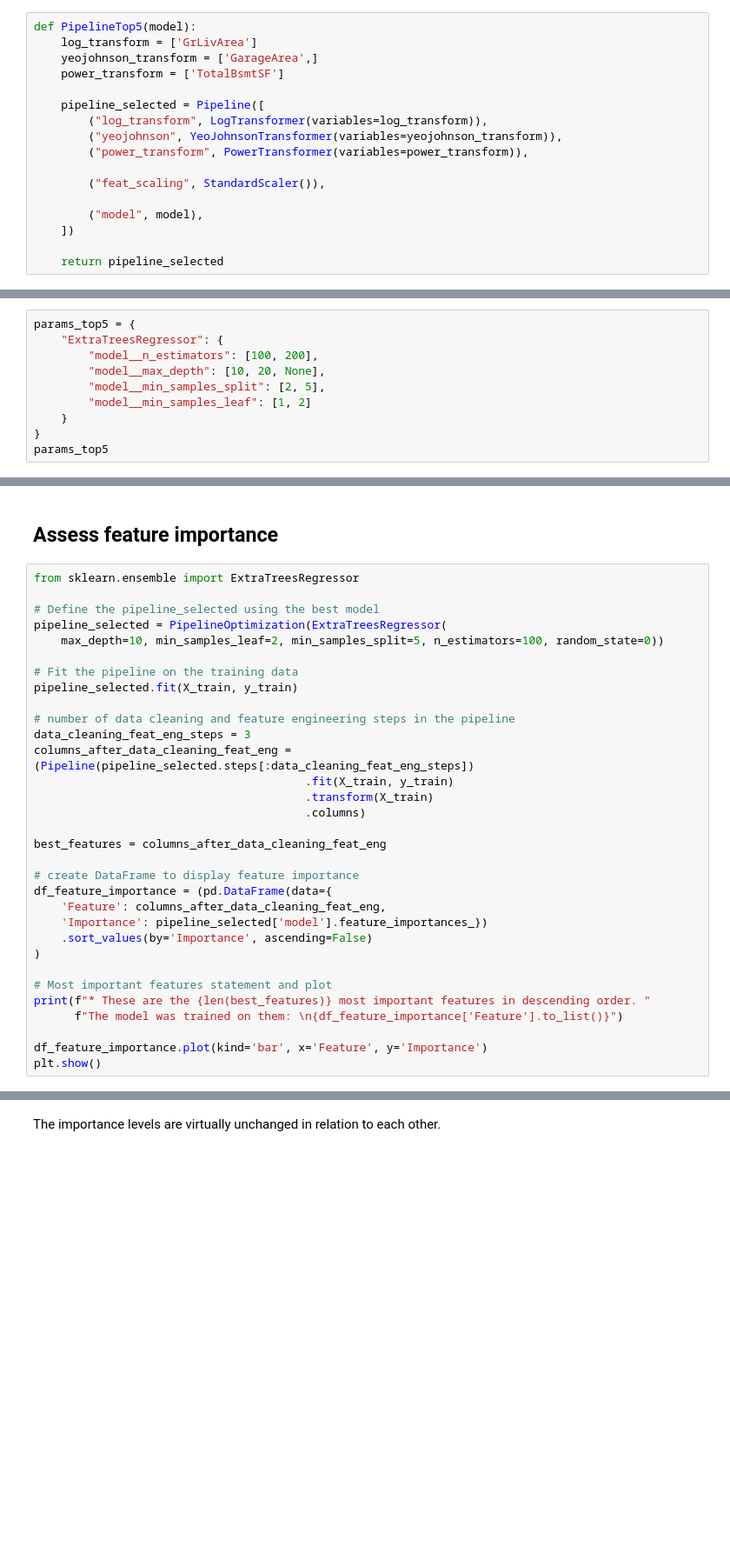
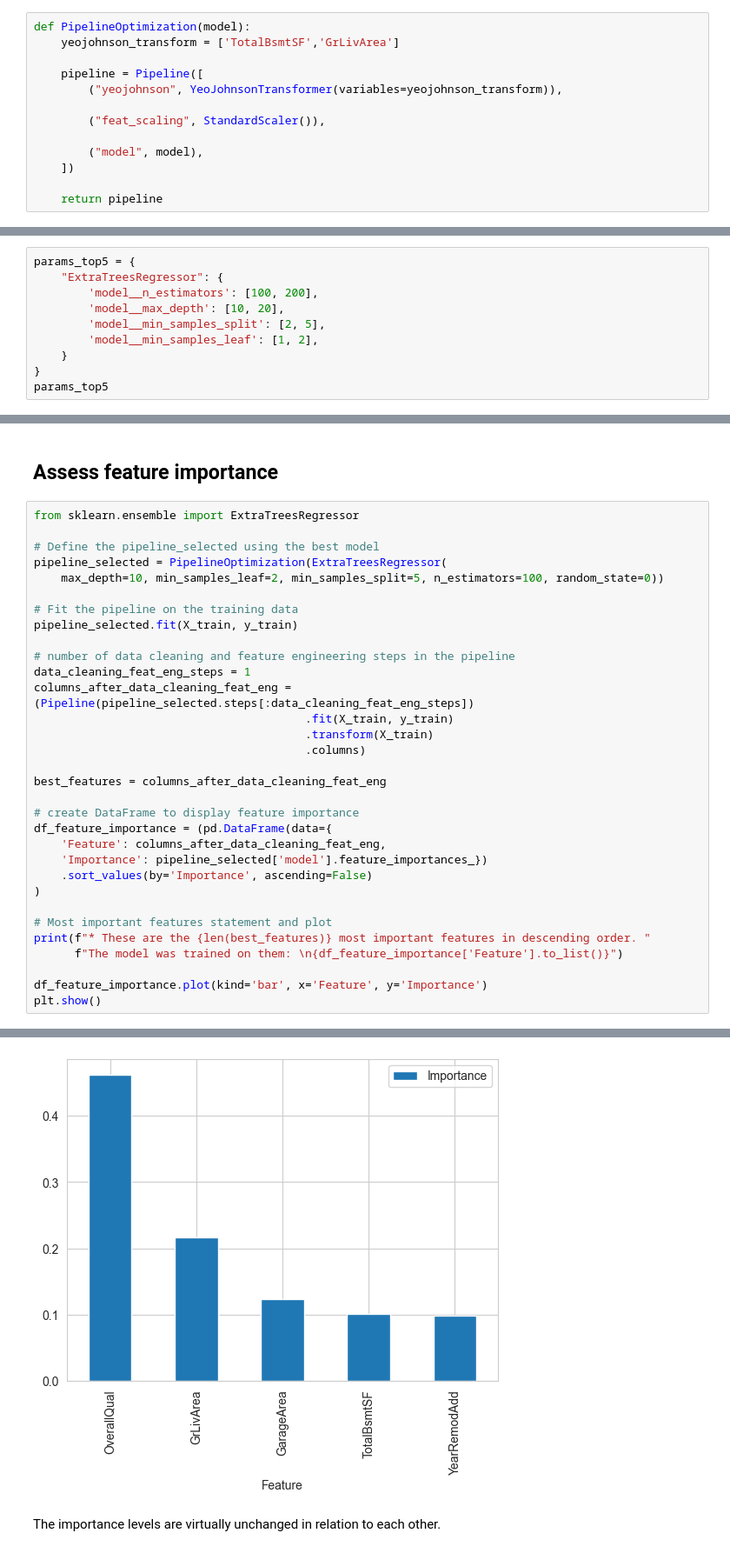
Before and after one commit to arthur-vilela/PP5-heritage-housing-issues-ml, a Jupyter notebook: jupyter_notebooks/5-modeling-and-evaluation-notebook.ipynb, the cells around one changed output, grey strips where cells are left out. Shown: that part at 87% size. Saved outputs shown, nothing was run; the diff lists cells and outputs as text; blank space fills up the shorter version.

```diff
--- a/jupyter_notebooks/5-modeling-and-evaluation-notebook.ipynb
+++ b/jupyter_notebooks/5-modeling-and-evaluation-notebook.ipynb
@@ -409,22 +537,18 @@ We rebuild the pipeline using only the most important features to evaluate perfo
 # %% [markdown]
 ## Rewrite Pipeline
 # %%
-def PipelineTop5(model):
-    log_transform = ['GrLivArea']
-    yeojohnson_transform = ['GarageArea',]
-    power_transform = ['TotalBsmtSF']
+def PipelineOptimization(model):
+    yeojohnson_transform = ['TotalBsmtSF','GrLivArea']
 
-    pipeline_selected = Pipeline([
-        ("log_transform", LogTransformer(variables=log_transform)),
+    pipeline = Pipeline([
         ("yeojohnson", YeoJohnsonTransformer(variables=yeojohnson_transform)),
-        ("power_transform", PowerTransformer(variables=power_transform)),
 
         ("feat_scaling", StandardScaler()),
 
         ("model", model),
     ])
 
-    return pipeline_selected
+    return pipeline
 # %% [markdown]
 ## Split Train Test Set, only with best features
 # %%
@@ -468,10 +607,10 @@ These hyperparameters will be used in a new grid search to optimize the model's
 # %%
 params_top5 = {
     "ExtraTreesRegressor": {
-        "model__n_estimators": [100, 200],
-        "model__max_depth": [10, 20, None],
-        "model__min_samples_split": [2, 5],
-        "model__min_samples_leaf": [1, 2]
+        'model__n_estimators': [100, 200],
+        'model__max_depth': [10, 20],
+        'model__min_samples_split': [2, 5],
+        'model__min_samples_leaf': [1, 2],
     }
 }
 params_top5
@@ -510,7 +698,7 @@ pipeline_selected = PipelineOptimization(ExtraTreesRegressor(
 pipeline_selected.fit(X_train, y_train)
 
 # number of data cleaning and feature engineering steps in the pipeline
-data_cleaning_feat_eng_steps = 3
+data_cleaning_feat_eng_steps = 1
 columns_after_data_cleaning_feat_eng = (Pipeline(pipeline_selected.steps[:data_cleaning_feat_eng_steps])
                                         .fit(X_train, y_train)
                                         .transform(X_train)
@@ -531,3 +719,4 @@ print(f"* These are the {len(best_features)} most important features in descendi
 
 df_feature_importance.plot(kind='bar', x='Feature', y='Importance')
 plt.show()
+# %% [output]
@@ -534,3 +725,4 @@ plt.show()
+[figure, added]
 # %% [markdown]
 The importance levels are virtually unchanged in relation to each other.
 # %% [markdown]
```
Also changed, not shown: parts of 36 cells of this notebook, 1 other file.
